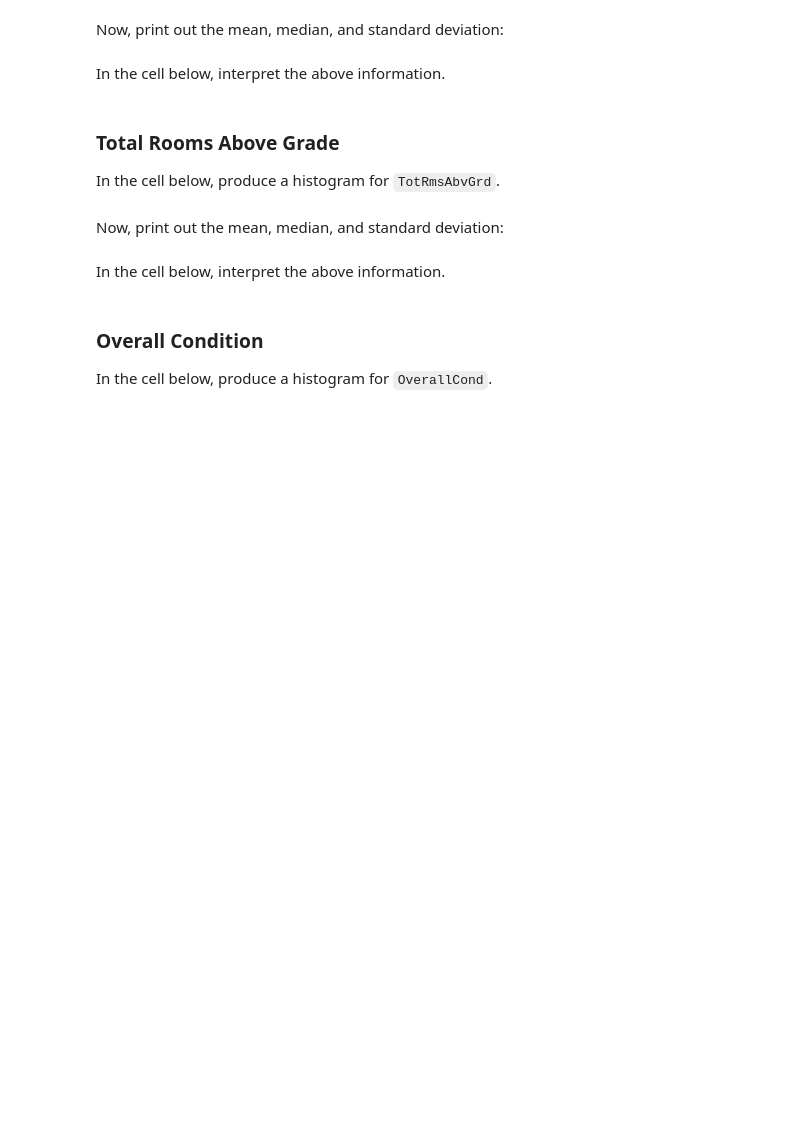
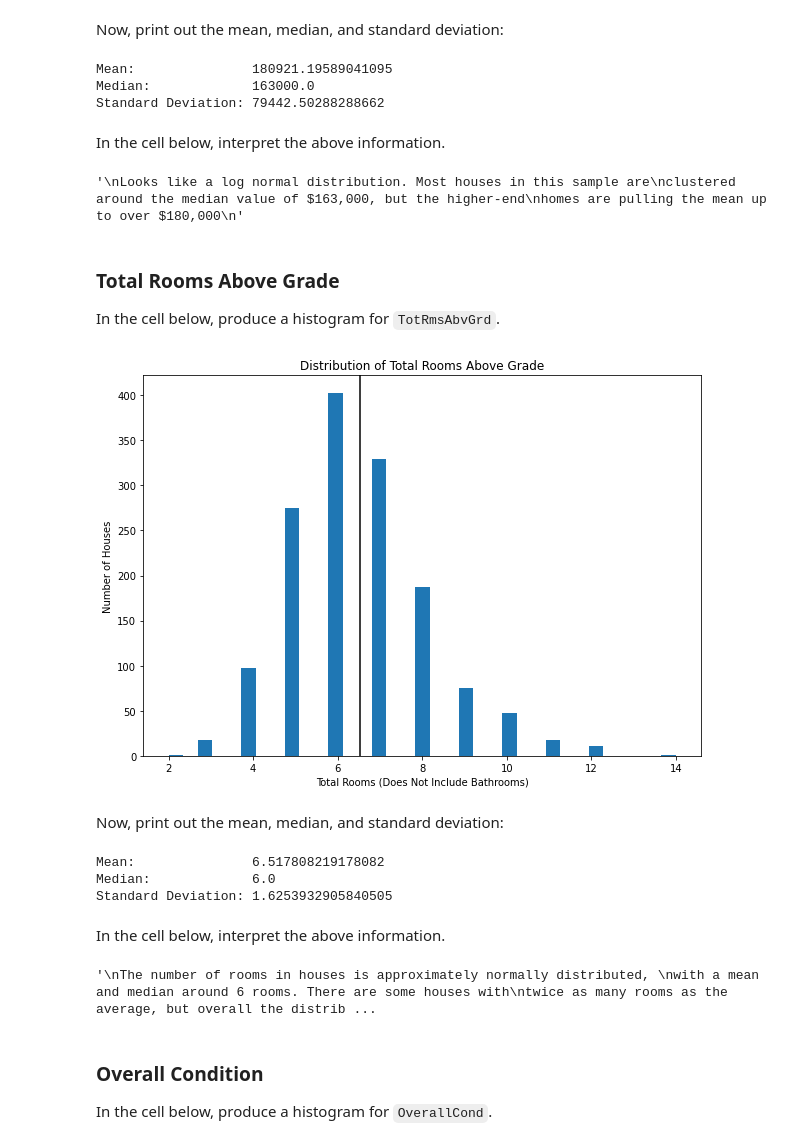
Before and after one commit to PamelaAwino/dsc-pandas-eda-lab, a Jupyter notebook: index.ipynb, the cells around one changed output. Drawn from its saved outputs; the diff is of its cells as text; code cells hidden in the pictures; blank space fills up the shorter version.

```diff
--- a/index.ipynb
+++ b/index.ipynb
@@ -153,2 +208,14 @@ Now, print out the mean, median, and standard deviation:
+# %%
+# Your code here
+def print_stats(df, column):
+    print("Mean:              ", df[column].mean())
+    print("Median:            ", df[column].median())
+    print("Standard Deviation:", df[column].std())
+
+print_stats(df, "SalePrice")
+# %% [output]
+Mean:               180921.19589041095
+Median:             163000.0
+Standard Deviation: 79442.50288288662
 # %% [markdown]
 In the cell below, interpret the above information.
@@ -160,3 +222,12 @@ None
+# %%
+# Replace None with appropriate text
+"""
+Looks like a log normal distribution. Most houses in this sample are
+clustered around the median value of $163,000, but the higher-end
+homes are pulling the mean up to over $180,000
+"""
+# %% [output]
+'\nLooks like a log normal distribution. Most houses in this sample are\nclustered around the median value of $163,000, but the higher-end\nhomes are pulling the mean up to over $180,000\n'
 # %% [markdown]
 ### Total Rooms Above Grade
 
@@ -166,6 +235,22 @@ In the cell below, produce a histogram for `TotRmsAbvGrd`.
+# %%
+# Your code here
+plot_histogram(
+    df,
+    "TotRmsAbvGrd",
+    "Distribution of Total Rooms Above Grade",
+    "Total Rooms (Does Not Include Bathrooms)",
+    "Number of Houses"
+)
+# %% [output]
+[figure, added]
 # %% [markdown]
 Now, print out the mean, median, and standard deviation:
 # %%
 # Your code here
+print_stats(df, "TotRmsAbvGrd")
+# %% [output]
+Mean:               6.517808219178082
+Median:             6.0
+Standard Deviation: 1.6253932905840505
 # %% [markdown]
 In the cell below, interpret the above information.
@@ -177,3 +257,13 @@ None
+# %%
+# Replace None with appropriate text
+"""
+The number of rooms in houses is approximately normally distributed,
+with a mean and median around 6 rooms. There are some houses with
+twice as many rooms as the average, but overall the distribution is
+less skewed than the sale price distribution
+"""
+# %% [output]
+'\nThe number of rooms in houses is approximately normally distributed, \nwith a mean and median around 6 rooms. There are some houses with\ntwice as many rooms as the average, but overall the distrib ...
 # %% [markdown]
 ### Overall Condition
 
```
Also changed, not shown: parts of 28 cells of this notebook.
